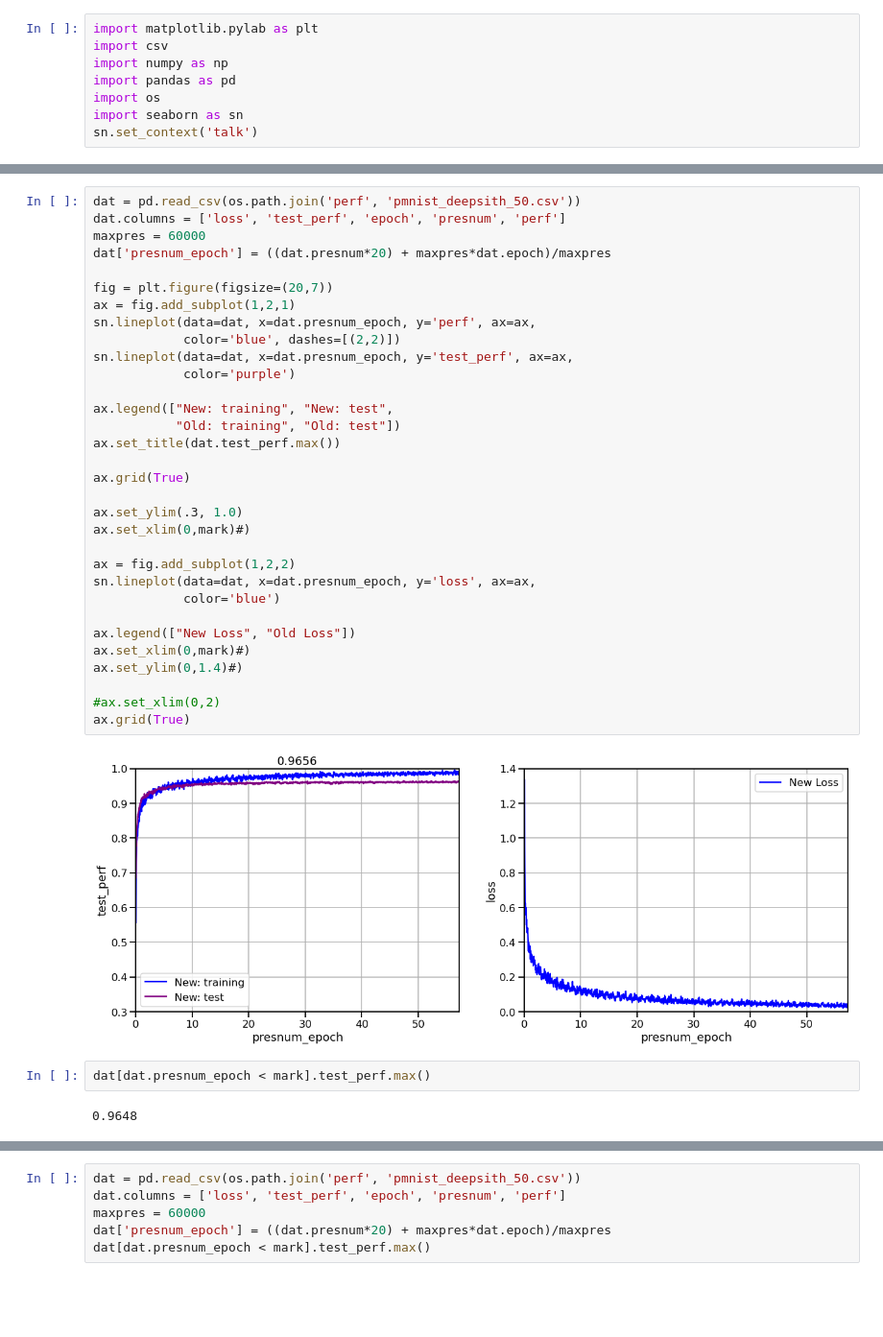
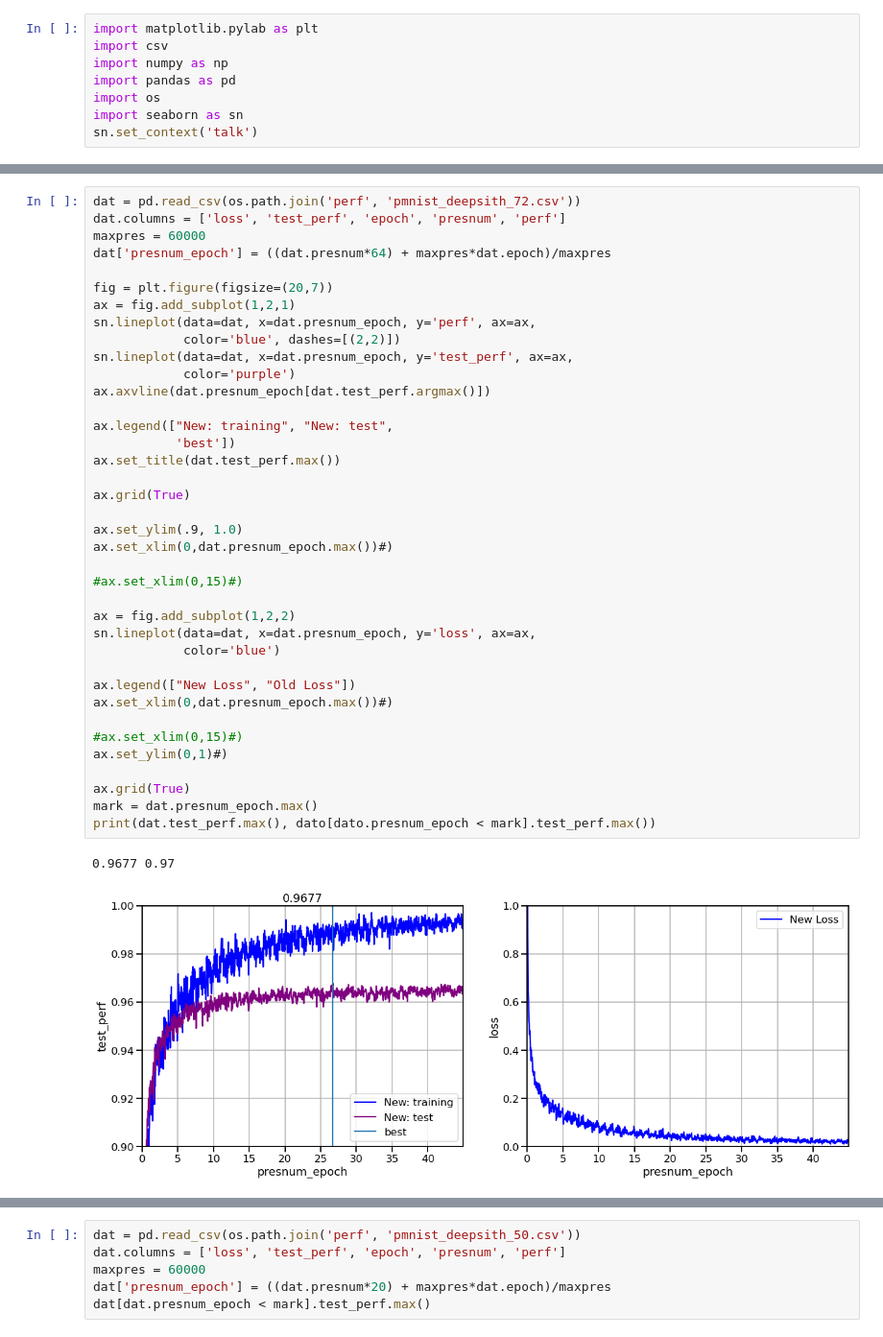
Before and after one commit to compmem/DeepSITH, a Jupyter notebook: experiments/psMNIST/performance_visualization.ipynb, the cells around one changed output, grey strips where cells are left out. Shown at 96% size. Drawn from its saved outputs; the diff is of its cells as text; blank space fills up the shorter version.

```diff
--- a/experiments/psMNIST/performance_visualization.ipynb
+++ b/experiments/psMNIST/performance_visualization.ipynb
@@ -60,38 +129,41 @@ ax.grid(True)
 # %%
-dat = pd.read_csv(os.path.join('perf', 'pmnist_deepsith_50.csv'))
+dat = pd.read_csv(os.path.join('perf', 'pmnist_deepsith_72.csv'))
 dat.columns = ['loss', 'test_perf', 'epoch', 'presnum', 'perf']
 maxpres = 60000
-dat['presnum_epoch'] = ((dat.presnum*20) + maxpres*dat.epoch)/maxpres
+dat['presnum_epoch'] = ((dat.presnum*64) + maxpres*dat.epoch)/maxpres
 
 fig = plt.figure(figsize=(20,7))
 ax = fig.add_subplot(1,2,1)
 sn.lineplot(data=dat, x=dat.presnum_epoch, y='perf', ax=ax,
             color='blue', dashes=[(2,2)])
 sn.lineplot(data=dat, x=dat.presnum_epoch, y='test_perf', ax=ax,
             color='purple')
+ax.axvline(dat.presnum_epoch[dat.test_perf.argmax()])
 
 ax.legend(["New: training", "New: test",
-           "Old: training", "Old: test"])
+           'best'])
 ax.set_title(dat.test_perf.max())
 
 ax.grid(True)
 
-ax.set_ylim(.3, 1.0)
-ax.set_xlim(0,mark)#)
+ax.set_ylim(.9, 1.0)
+ax.set_xlim(0,dat.presnum_epoch.max())#)
+
+#ax.set_xlim(0,15)#)
 
 ax = fig.add_subplot(1,2,2)
 sn.lineplot(data=dat, x=dat.presnum_epoch, y='loss', ax=ax,
             color='blue')
 
 ax.legend(["New Loss", "Old Loss"])
-ax.set_xlim(0,mark)#)
-ax.set_ylim(0,1.4)#)
+ax.set_xlim(0,dat.presnum_epoch.max())#)
 
-#ax.set_xlim(0,2)
+#ax.set_xlim(0,15)#)
+ax.set_ylim(0,1)#)
+
 ax.grid(True)
+mark = dat.presnum_epoch.max()
+print(dat.test_perf.max(), dato[dato.presnum_epoch < mark].test_perf.max())
 # %% [output]
+0.9677 0.97
-[figure, old version]
+[figure, new version]
-# %%
-dat[dat.presnum_epoch < mark].test_perf.max()
-# %% [output]
-0.9648
```
Also changed, not shown: parts of 12 cells of this notebook, 17 other files.
